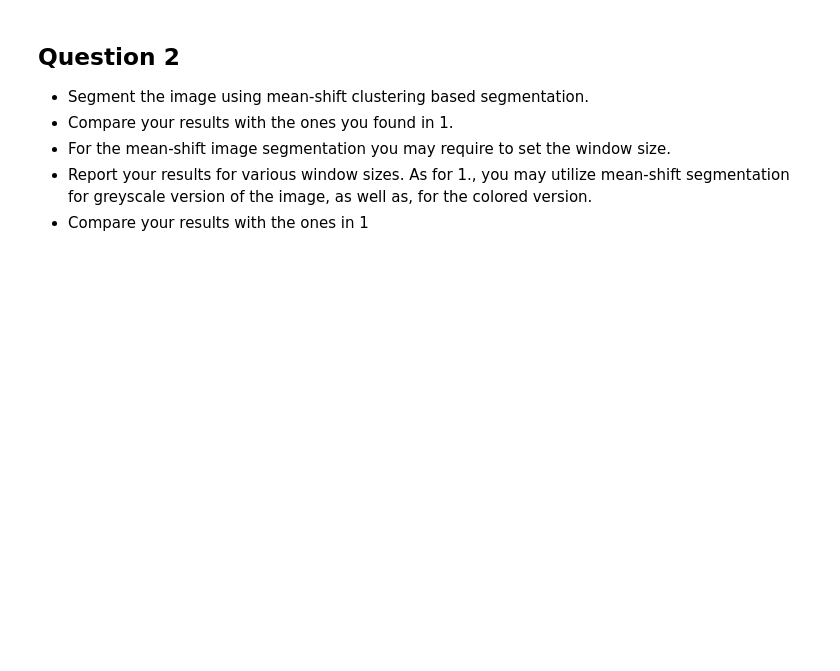
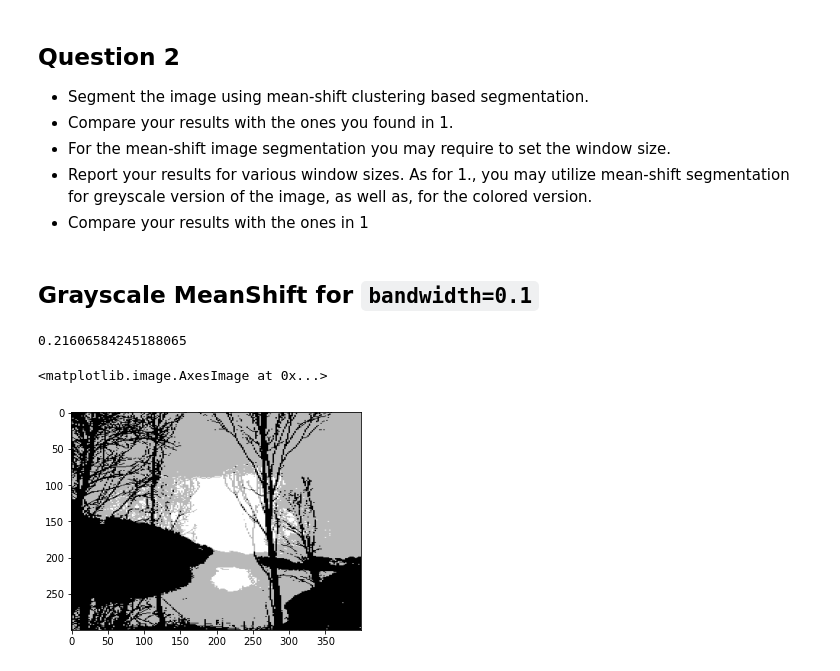
Before and after one commit to yukosgiti/BBL_588_HW_2, a Jupyter notebook: homemork2.ipynb, the cells around one changed output. Cells and saved outputs as stored; diff of their text form; code cells hidden in the pictures; blank space fills up the shorter version.

```diff
--- a/homemork2.ipynb
+++ b/homemork2.ipynb
@@ -168,0 +167,20 @@ plt.imshow(segmented_sunny_lake_gray, cmap='gray')
+# %% [markdown]
+## Grayscale MeanShift for `bandwidth=0.1`
+# %%
+# Adapted from
+# https://scikit-learn.org/stable/auto_examples/cluster/plot_mean_shift.html
+from sklearn.cluster import MeanShift
+
+ms = MeanShift(bandwidth=0.1, bin_seeding=True)
+ms.fit(sunny_lake_2d_gray.reshape(-1, 2))
+
+# Based on the clusters calculate segments
+segmented_sunny_lake_gray = ms.cluster_centers_[ms.labels_].reshape((sunny_lake.shape[0], sunny_lake.shape[1]))
+
+# Reshape it back...
+segmented_sunny_lake_gray = segmented_sunny_lake_gray.reshape((sunny_lake.shape[0], sunny_lake.shape[1]))
+plt.imshow(segmented_sunny_lake_gray, cmap='gray')
+# %% [output]
+0.21606584245188065
+<matplotlib.image.AxesImage at 0x...>
+[figure, added]
```
Also changed, not shown: parts of 11 cells of this notebook.
